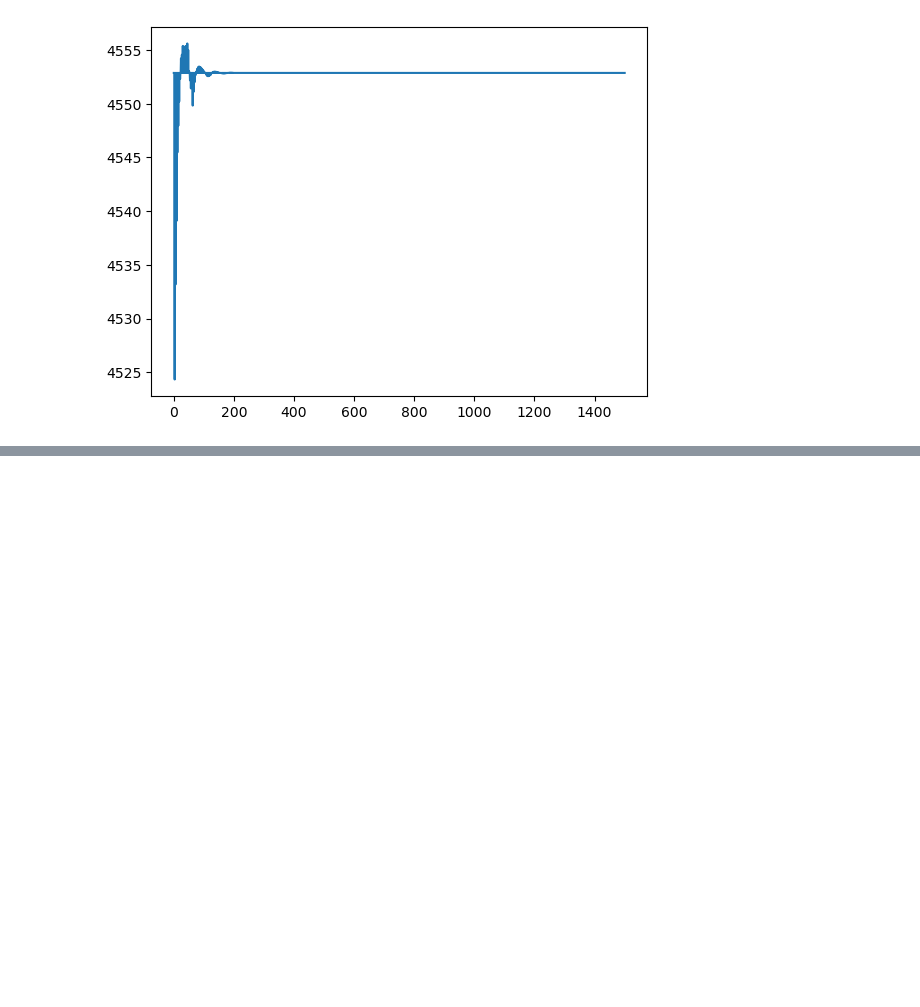
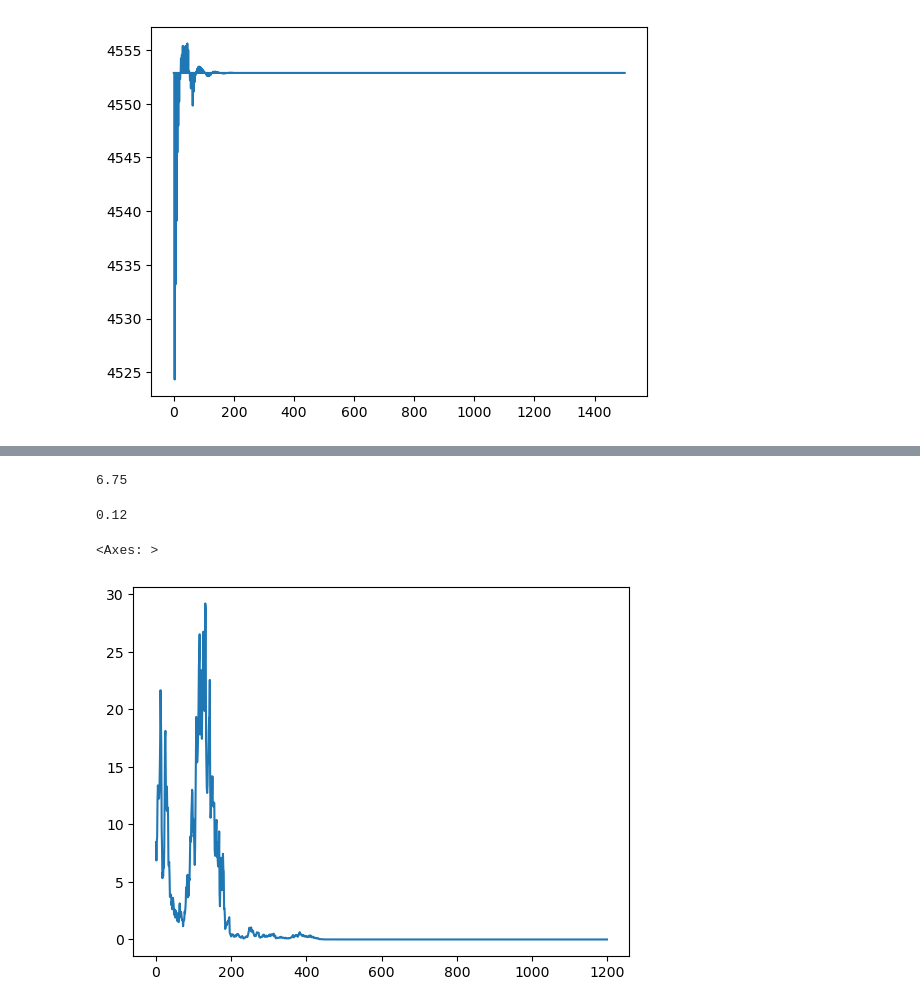
Before and after one commit to honzaz1234/return_simulation, a Jupyter notebook: test_model.ipynb, the cells around one changed output, grey strips where cells are left out. Cells and saved outputs as stored; diff of their text form; code cells hidden in the pictures; blank space fills up the shorter version.

Commit message:
repo generation in works

```diff
--- a/test_model.ipynb
+++ b/test_model.ipynb
@@ -215,0 +465,22 @@ acc = Account()
+# %%
+def replace_commas_and_convert(value):
+    if value is pd.NA:
+        return value
+    return float(value.replace(',', '.'))
+def get_repo_df():
+    columns = ['Datum', '1 den', '7 dní', '14 dní', '1 měsíc', '2 měsíce',
+               '3 měsíce', '6 měsíců', '9 měsíců', '1 rok']
+    df = pd.DataFrame(columns=columns)
+    for year in range(1992, 2024):
+        year_df =  get_year_df(year=year)
+        df = pd.concat([df, year_df], axis=0)
+
+    df = df.replace('', pd.NA)
+    df = df.fillna(pd.NA)
+    print(df.head())
+    df.iloc[:, 1:] = df.iloc[:, 1:].applymap(replace_commas_and_convert)
+    df['Datum'] = pd.to_datetime(df_all['Datum'], format='%d.%m.%Y')
+    return df
+# %%
+df_all = get_repo_df()
+df_all
@@ -215,0 +518,27 @@ acc = Account()
+# %%
+df_all.iloc[df_all.shape[0] - 1, 1]
+# %% [output]
+6.75
+# %%
+min(df_all['1 den'])
+# %% [output]
+0.12
+# %%
+from scipy.stats import t, norm
+import seaborn as sns
+import numpy as np
+repo_pct = df_all['1 den'].pct_change().dropna()
+loc, scale = norm.fit(np.array(repo_pct, dtype=float))
+curr_return = norm.rvs(loc=loc,
+                        scale=scale,
+                        size=1200)
+X = [i for i in range(len(curr_return))]
+percentage_list  = []
+curr_perc = 6.75
+for i in range(len(curr_return)):
+    curr_perc = (curr_return[i] + 1) * curr_perc
+    percentage_list.append(curr_perc)
+sns.lineplot(x=X, y= percentage_list)
+# %% [output]
+<Axes: >
+[figure, added]
```
Also changed, not shown: parts of 43 cells of this notebook, 1 other file.
